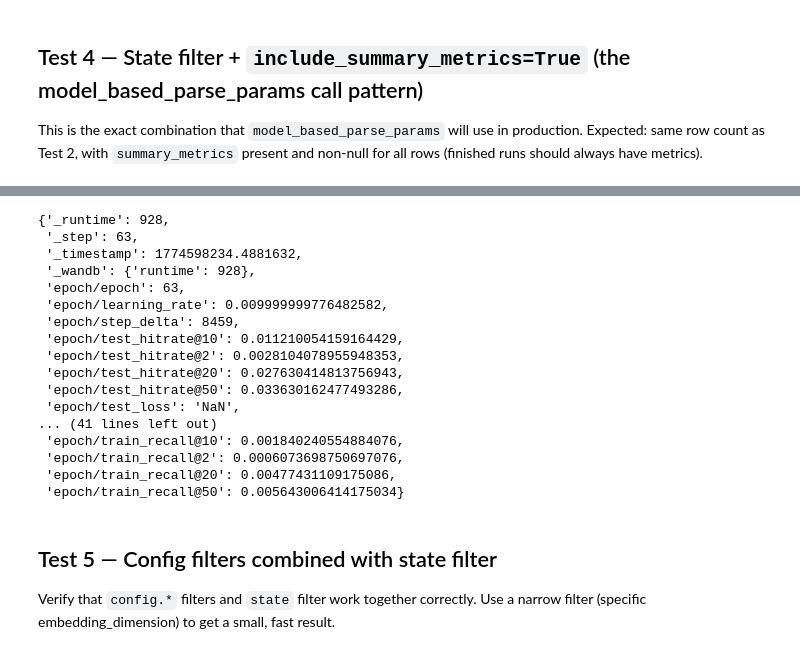
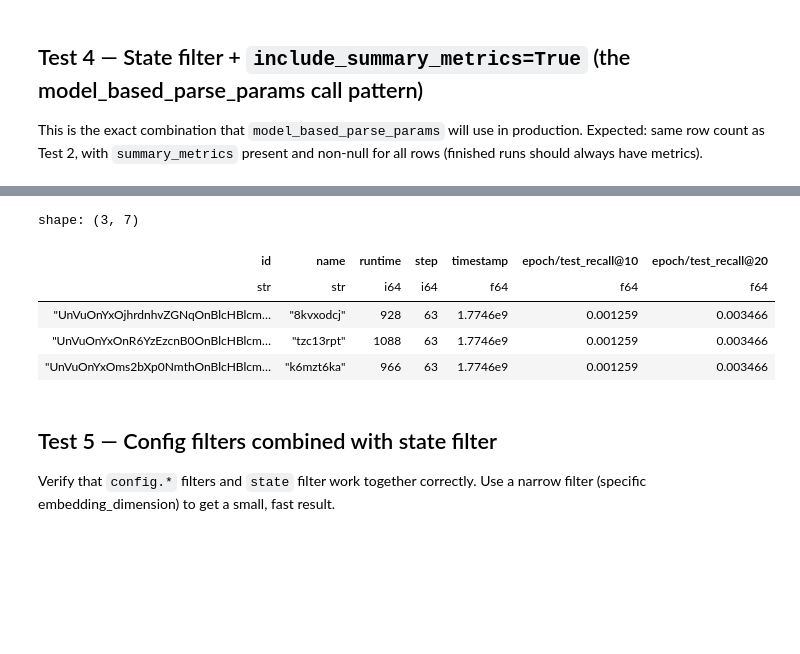
Before and after one commit to chaald/peppermint-matrix, a Jupyter notebook: notebooks/sandbox/fetch_experiment_runs.ipynb, the cells around one changed output, grey strips where cells are left out. Drawn from its saved outputs; the diff is of its cells as text; code cells hidden in the pictures; blank space fills up the shorter version.

Commit message:
flatten summary metrics

```diff
--- a/notebooks/sandbox/fetch_experiment_runs.ipynb
+++ b/notebooks/sandbox/fetch_experiment_runs.ipynb
@@ -187,25 +187,17 @@ shape: (3, 23)
 | "UnVuOnYxOnR6YzEzcnB0OnBlcHBlcm… | "tzc13rpt" | "matrix_factorization" | "configs/hyperparameter_search/… | true | "wandb" | "epoch" | 64 | 16384 | 12761 | ... |
 | "UnVuOnYxOms2bXp0NmthOnBlcHBlcm… | "k6mzt6ka" | "matrix_factorization" | "configs/hyperparameter_search/… | false | "wandb" | "epoch" | 64 | 16384 | 12428 | ... |
 # %%
-finished_with_summary["summary_metrics"][0]
+# Inspect a sample row — metric values and renamed metadata fields
+finished_with_summary.select(
+    ["id", "name", "runtime", "step", "timestamp", "epoch/test_recall@10", "epoch/test_recall@20"]
+).head(3)
 # %% [output]
-{'_runtime': 928,
- '_step': 63,
- '_timestamp': 1774598234.4881632,
- '_wandb': {'runtime': 928},
- 'epoch/epoch': 63,
- 'epoch/learning_rate': 0.009999999776482582,
- 'epoch/step_delta': 8459,
- 'epoch/test_hitrate@10': 0.011210054159164429,
- 'epoch/test_hitrate@2': 0.0028104078955948353,
- 'epoch/test_hitrate@20': 0.027630414813756943,
- 'epoch/test_hitrate@50': 0.033630162477493286,
- 'epoch/test_loss': 'NaN',
-... (41 lines left out)
- 'epoch/train_recall@10': 0.001840240554884076,
- 'epoch/train_recall@2': 0.0006073698750697076,
- 'epoch/train_recall@20': 0.00477431109175086,
- 'epoch/train_recall@50': 0.005643006414175034}
+shape: (3, 7)
+| id | name | runtime | step | timestamp | epoch/test_recall@10 | epoch/test_recall@20 |
+| str | str | i64 | i64 | f64 | f64 | f64 |
+| "UnVuOnYxOjhrdnhvZGNqOnBlcHBlcm… | "8kvxodcj" | 928 | 63 | 1.7746e9 | 0.001259 | 0.003466 |
+| "UnVuOnYxOnR6YzEzcnB0OnBlcHBlcm… | "tzc13rpt" | 1088 | 63 | 1.7746e9 | 0.001259 | 0.003466 |
+| "UnVuOnYxOms2bXp0NmthOnBlcHBlcm… | "k6mzt6ka" | 966 | 63 | 1.7746e9 | 0.001259 | 0.003466 |
 # %% [markdown]
 ## Test 5 — Config filters combined with state filter
 
```
Also changed, not shown: parts of 4 cells of this notebook, 1 other file.
